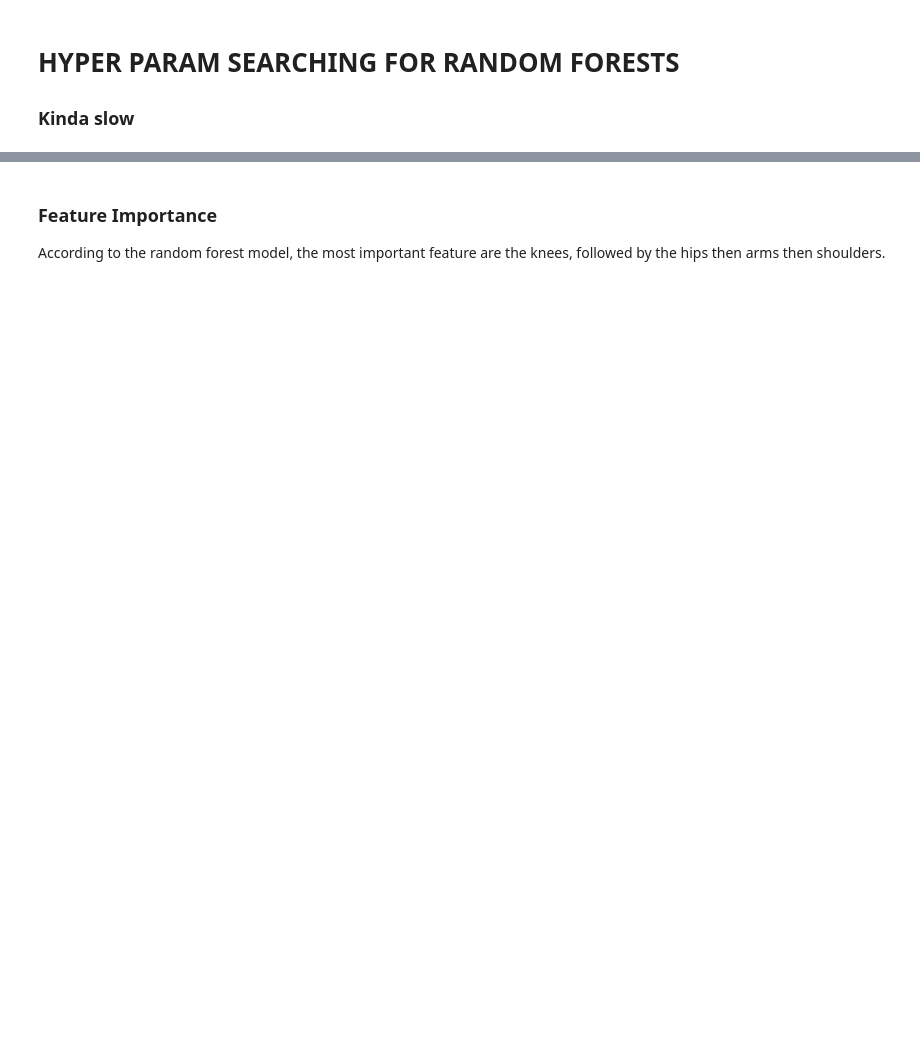
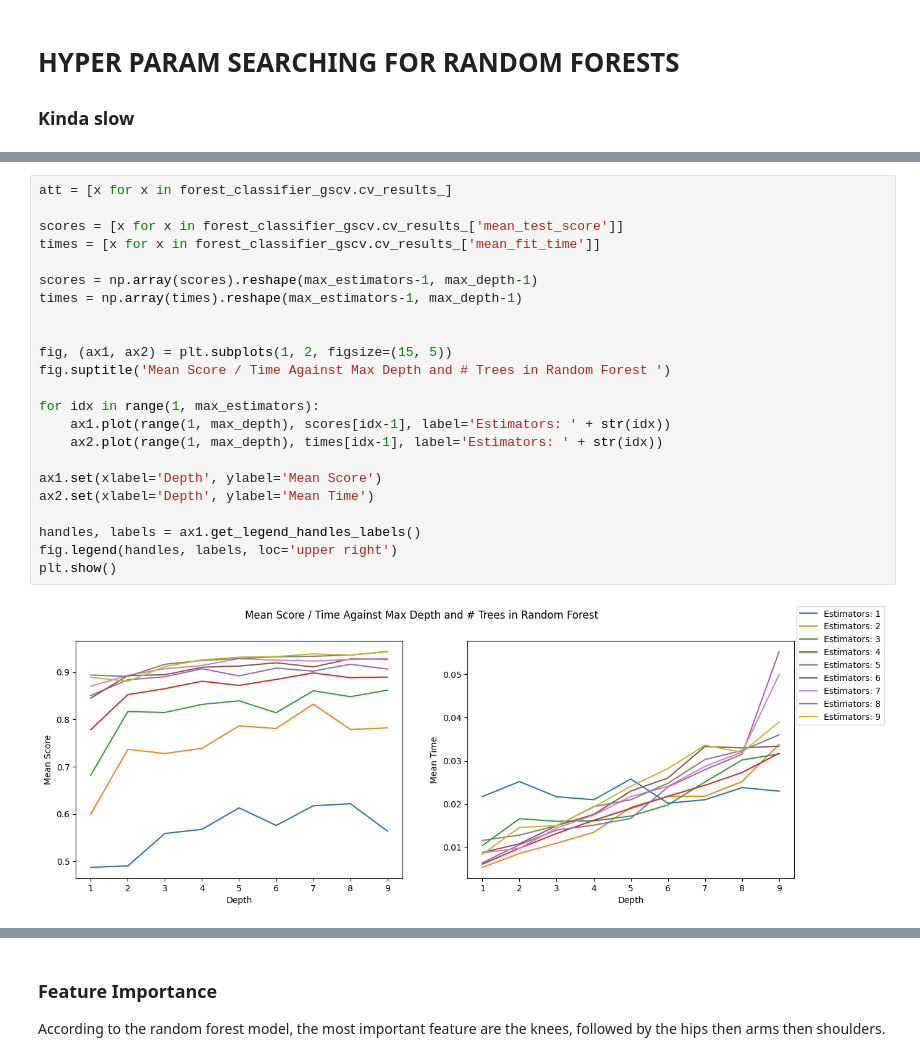
Before and after one commit to sogoodmo/ZenAI-3YP, a Jupyter notebook: JupyterNotebooks/RandomForest.ipynb, the cells around one changed output, grey strips where cells are left out. Drawn from its saved outputs; the diff is of its cells as text; blank space fills up the shorter version.

```diff
--- a/JupyterNotebooks/RandomForest.ipynb
+++ b/JupyterNotebooks/RandomForest.ipynb
@@ -84,0 +132,25 @@ pred = clf_best.predict(X_test)
+# %%
+att = [x for x in forest_classifier_gscv.cv_results_]
+
+scores = [x for x in forest_classifier_gscv.cv_results_['mean_test_score']]
+times = [x for x in forest_classifier_gscv.cv_results_['mean_fit_time']]
+
+scores = np.array(scores).reshape(max_estimators-1, max_depth-1)
+times = np.array(times).reshape(max_estimators-1, max_depth-1)
+
+
+fig, (ax1, ax2) = plt.subplots(1, 2, figsize=(15, 5))
+fig.suptitle('Mean Score / Time Against Max Depth and # Trees in Random Forest ')
+
+for idx in range(1, max_estimators):
+    ax1.plot(range(1, max_depth), scores[idx-1], label='Estimators: ' + str(idx))
+    ax2.plot(range(1, max_depth), times[idx-1], label='Estimators: ' + str(idx))
+
+ax1.set(xlabel='Depth', ylabel='Mean Score')
+ax2.set(xlabel='Depth', ylabel='Mean Time')
+
+handles, labels = ax1.get_legend_handles_labels()
+fig.legend(handles, labels, loc='upper right')
+plt.show()
+# %% [output]
+[figure, added]
```
Also changed, not shown: parts of 8 cells of this notebook, 4 other files.
